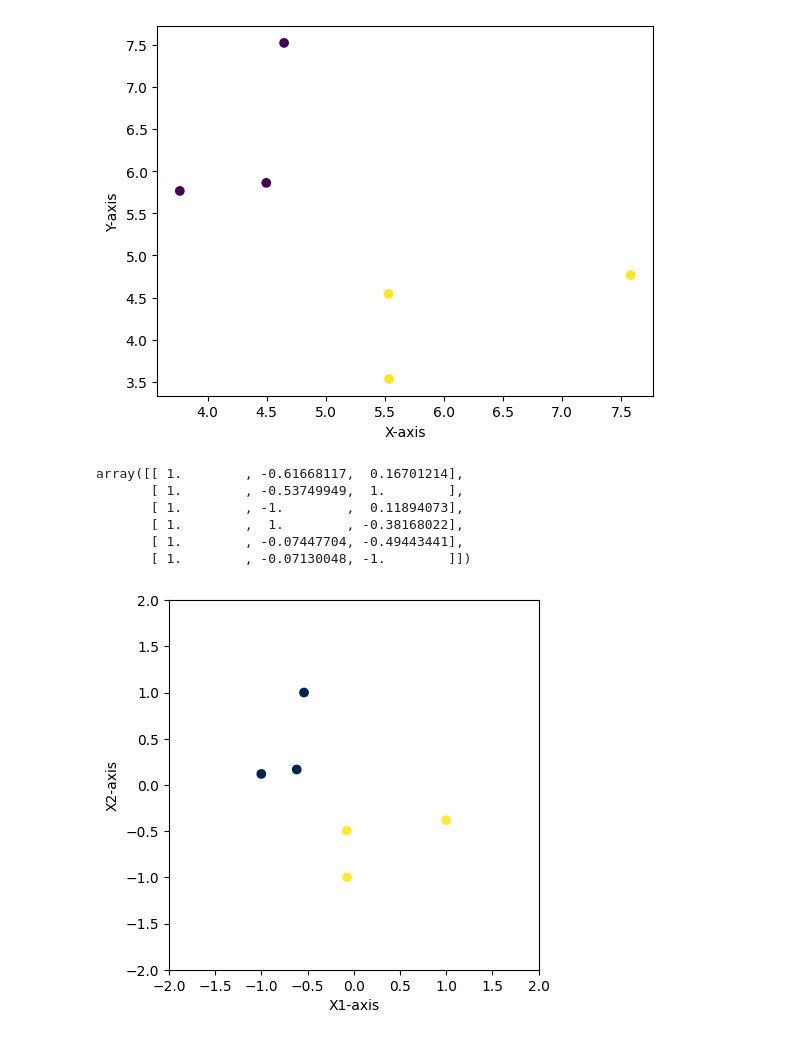
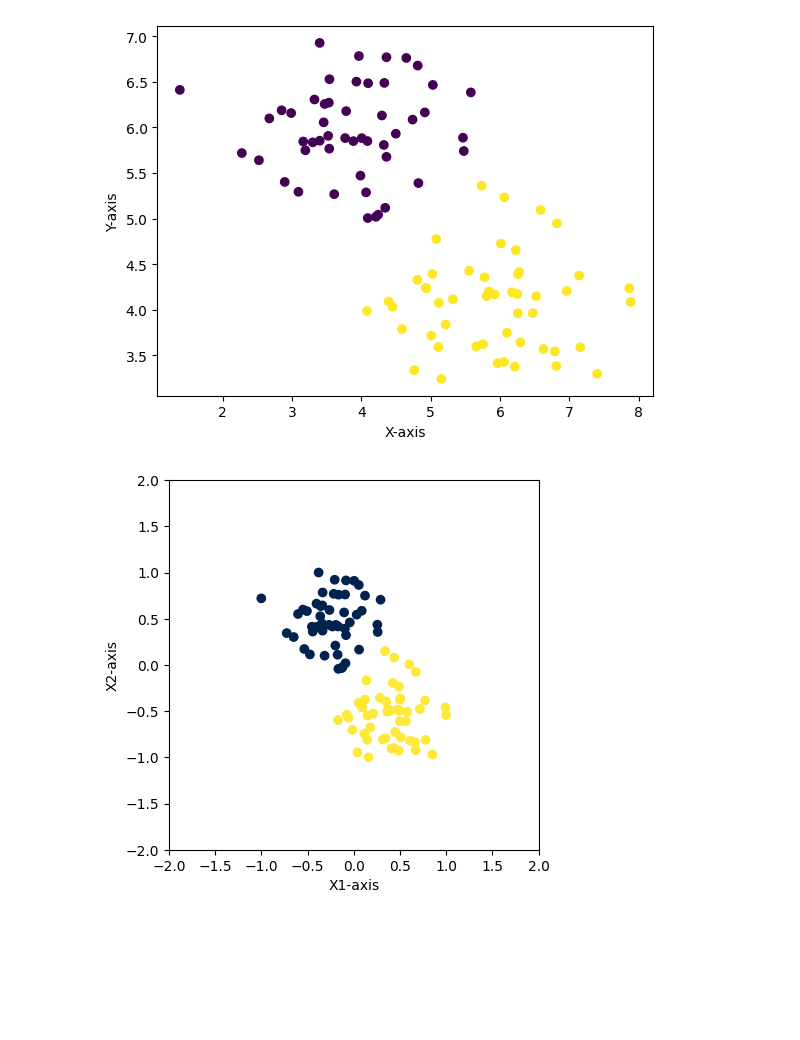
Before and after one commit to ChauBacHozz/ML_algorithms_from_scratch, a Jupyter notebook: Perceptron/Perceptron_classifier.ipynb, the cells around one changed output. Cells and saved outputs as stored; diff of their text form; code cells hidden in the pictures; blank space fills up the shorter version.

```diff
--- a/Perceptron/Perceptron_classifier.ipynb
+++ b/Perceptron/Perceptron_classifier.ipynb
@@ -6,22 +6,22 @@ from sklearn.preprocessing import MinMaxScaler
 # %%
 # Set a random seed for reproducibility
 np.random.seed(42)
-n_points = 3
+n_points = 50
 # Class 1
-class1_points = np.random.normal(loc=[4, 6], scale=[1, 1], size=(n_points, 2))
+class1_points = np.random.normal(loc=[4, 6], scale=[1, 0.5], size=(n_points, 2))
 # Class 2
-class2_points = np.random.normal(loc=[6, 4], scale=[1, 1], size=(n_points, 2))
+class2_points = np.random.normal(loc=[6, 4], scale=[1, 0.5], size=(n_points, 2))
 # Combine the points from both classes
 all_points = np.concatenate([class1_points, class2_points])
 # Create labels for the classes (0 for class 1, 1 for class 2)
 labels = np.array([-1] * n_points + [1] * n_points)
 # Scatter plot to visualize the dataset
 plt.scatter(all_points[:, 0], all_points[:, 1], c=labels, cmap='viridis')
 plt.xlabel('X-axis')
 plt.ylabel('Y-axis')
 plt.show()
 # %% [output]
-[figure, old version]
+[figure, new version]
 # %%
 scaler = MinMaxScaler(feature_range=(-1,1))
 all_points = scaler.fit_transform(all_points)
@@ -29,14 +29,6 @@ y = labels
 # %%
 X = np.ones((len(all_points), 1))
 X = np.concatenate((X, all_points), axis = 1)
-X
-# %% [output]
-array([[ 1.        , -0.61668117,  0.16701214],
-       [ 1.        , -0.53749949,  1.        ],
-       [ 1.        , -1.        ,  0.11894073],
-       [ 1.        ,  1.        , -0.38168022],
-       [ 1.        , -0.07447704, -0.49443441],
-       [ 1.        , -0.07130048, -1.        ]])
 # %%
 def plot_points(X):
     fig = plt.figure()
@@ -52,7 +44,7 @@ def plot_points(X):
 plot_points(X)
 plt.show()
 # %% [output]
-[figure, old version]
+[figure, new version]
 # %%
 def plot_line(W, ax):
     start_point = [-10, (-W[0]-W[1]*(-10)) / W[2]]
```
Also changed, not shown: parts of 12 cells of this notebook.
